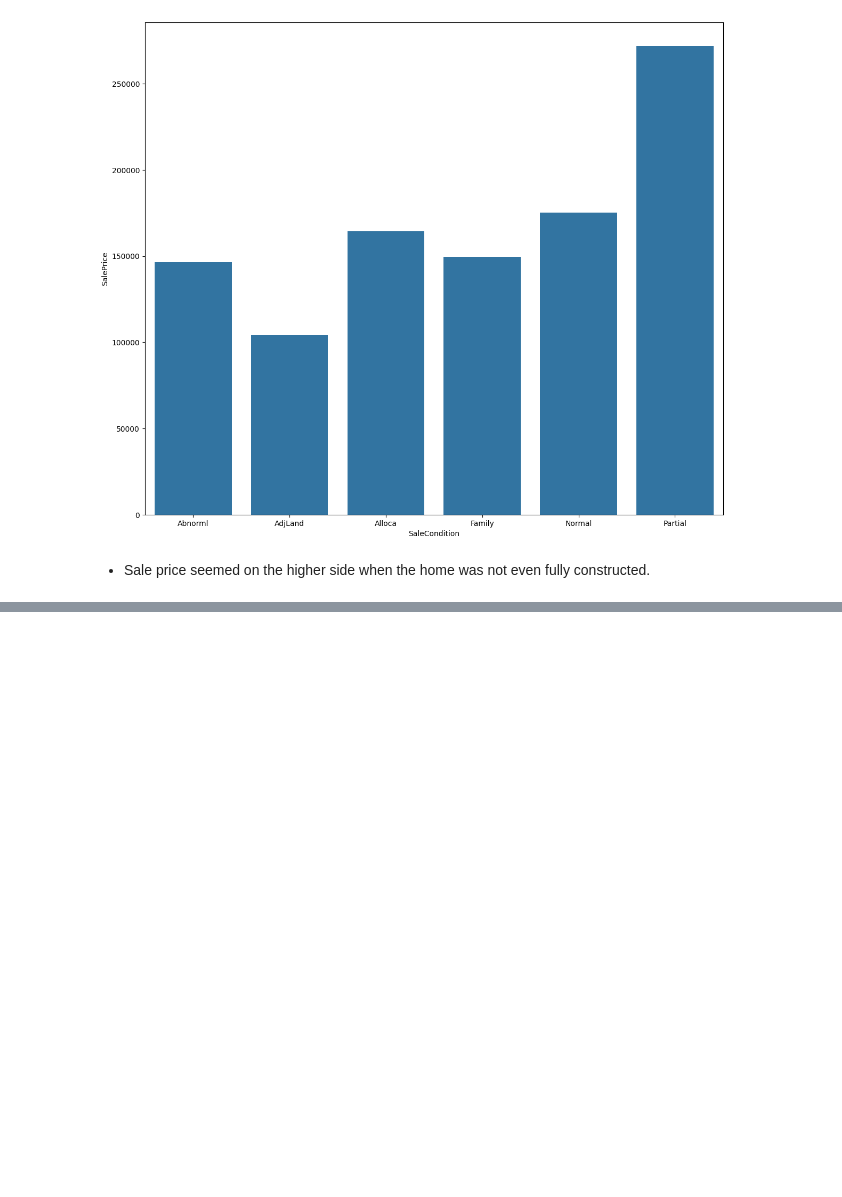
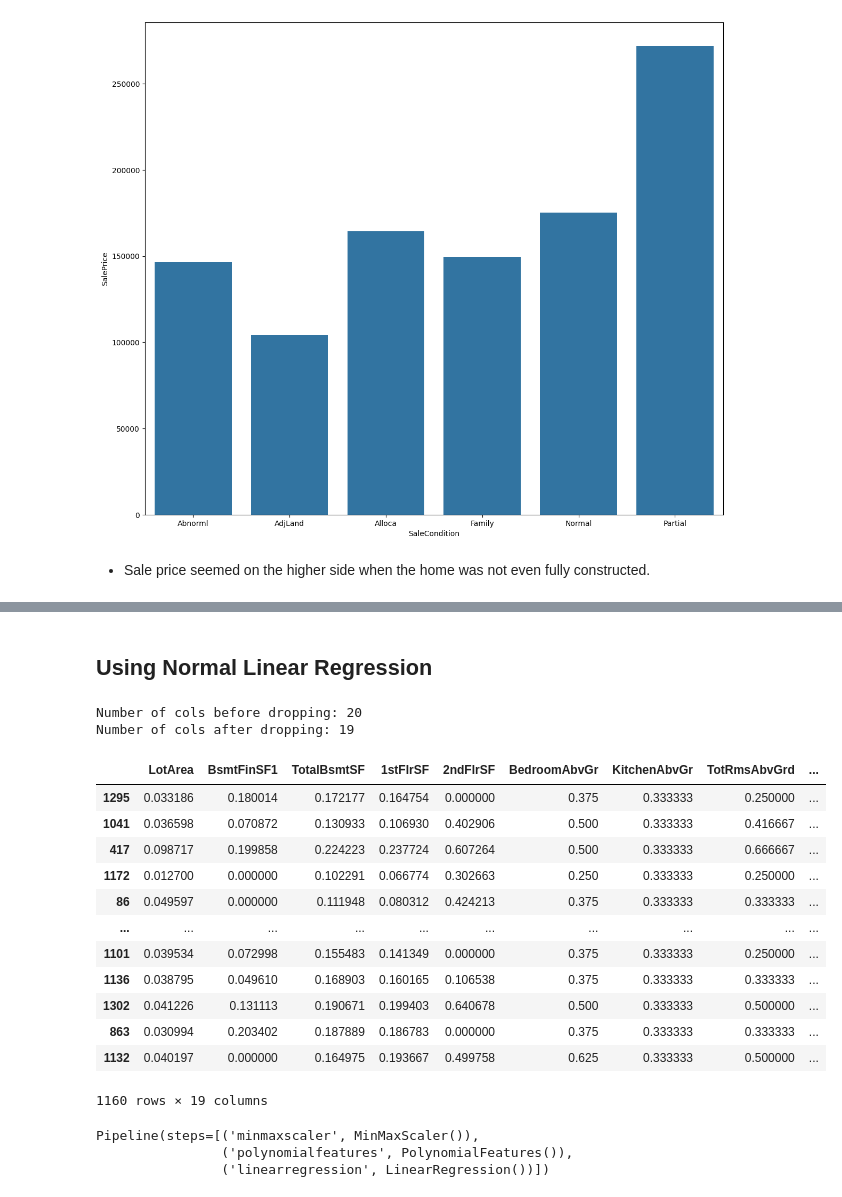
Before and after one commit to abhinav-mane/Surprise_Housing_Project, a Jupyter notebook: Surprise_Housing.ipynb, the cells around one changed output, grey strips where cells are left out. Cells and saved outputs as stored; diff of their text form; code cells hidden in the pictures; blank space fills up the shorter version.

```diff
--- a/Surprise_Housing.ipynb
+++ b/Surprise_Housing.ipynb
@@ -938,0 +1095,4 @@ data.head()
+# %%
+# Adding a constant variable
+import statsmodels.api as sm
+X_train_rfe = sm.add_constant(X_train_rfe)
@@ -938,0 +1150,2 @@ data.head()
+# %%
+X_train_rfe = drop_cols(X_train_rfe,['RoofMatl_CompShg'])
@@ -938,0 +1157,2 @@ data.head()
+# %%
+X_train_new = X_train_rfe
@@ -938,0 +1210,2 @@ data.head()
+# %% [markdown]
+## Using Normal Linear Regression
@@ -938,0 +1221,27 @@ data.head()
+# %%
+X_train_new = drop_cols(X_train_new,'const')
+# %% [output]
+Number of cols before dropping: 20
+Number of cols after dropping: 19
+# %%
+X_train_new
+# %% [output]
+|  | LotArea | BsmtFinSF1 | TotalBsmtSF | 1stFlrSF | 2ndFlrSF | BedroomAbvGr | KitchenAbvGr | TotRmsAbvGrd | ... |
+| 1295 | 0.033186 | 0.180014 | 0.172177 | 0.164754 | 0.000000 | 0.375 | 0.333333 | 0.250000 | ... |
+| 1041 | 0.036598 | 0.070872 | 0.130933 | 0.106930 | 0.402906 | 0.500 | 0.333333 | 0.416667 | ... |
+| 417 | 0.098717 | 0.199858 | 0.224223 | 0.237724 | 0.607264 | 0.500 | 0.333333 | 0.666667 | ... |
+| 1172 | 0.012700 | 0.000000 | 0.102291 | 0.066774 | 0.302663 | 0.250 | 0.333333 | 0.250000 | ... |
+| 86 | 0.049597 | 0.000000 | 0.111948 | 0.080312 | 0.424213 | 0.375 | 0.333333 | 0.333333 | ... |
+| ... | ... | ... | ... | ... | ... | ... | ... | ... | ... |
+| 1101 | 0.039534 | 0.072998 | 0.155483 | 0.141349 | 0.000000 | 0.375 | 0.333333 | 0.250000 | ... |
+| 1136 | 0.038795 | 0.049610 | 0.168903 | 0.160165 | 0.106538 | 0.375 | 0.333333 | 0.333333 | ... |
+| 1302 | 0.041226 | 0.131113 | 0.190671 | 0.199403 | 0.640678 | 0.500 | 0.333333 | 0.500000 | ... |
+| 863 | 0.030994 | 0.203402 | 0.187889 | 0.186783 | 0.000000 | 0.375 | 0.333333 | 0.333333 | ... |
+| 1132 | 0.040197 | 0.000000 | 0.164975 | 0.193667 | 0.499758 | 0.625 | 0.333333 | 0.500000 | ... |
+1160 rows × 19 columns
+# %%
+linear_rg_pipline.fit(X_train_new,y_train)
+# %% [output]
+Pipeline(steps=[('minmaxscaler', MinMaxScaler()),
+                ('polynomialfeatures', PolynomialFeatures()),
+                ('linearregression', LinearRegression())])
```
Also changed, not shown: parts of 61 cells of this notebook.
